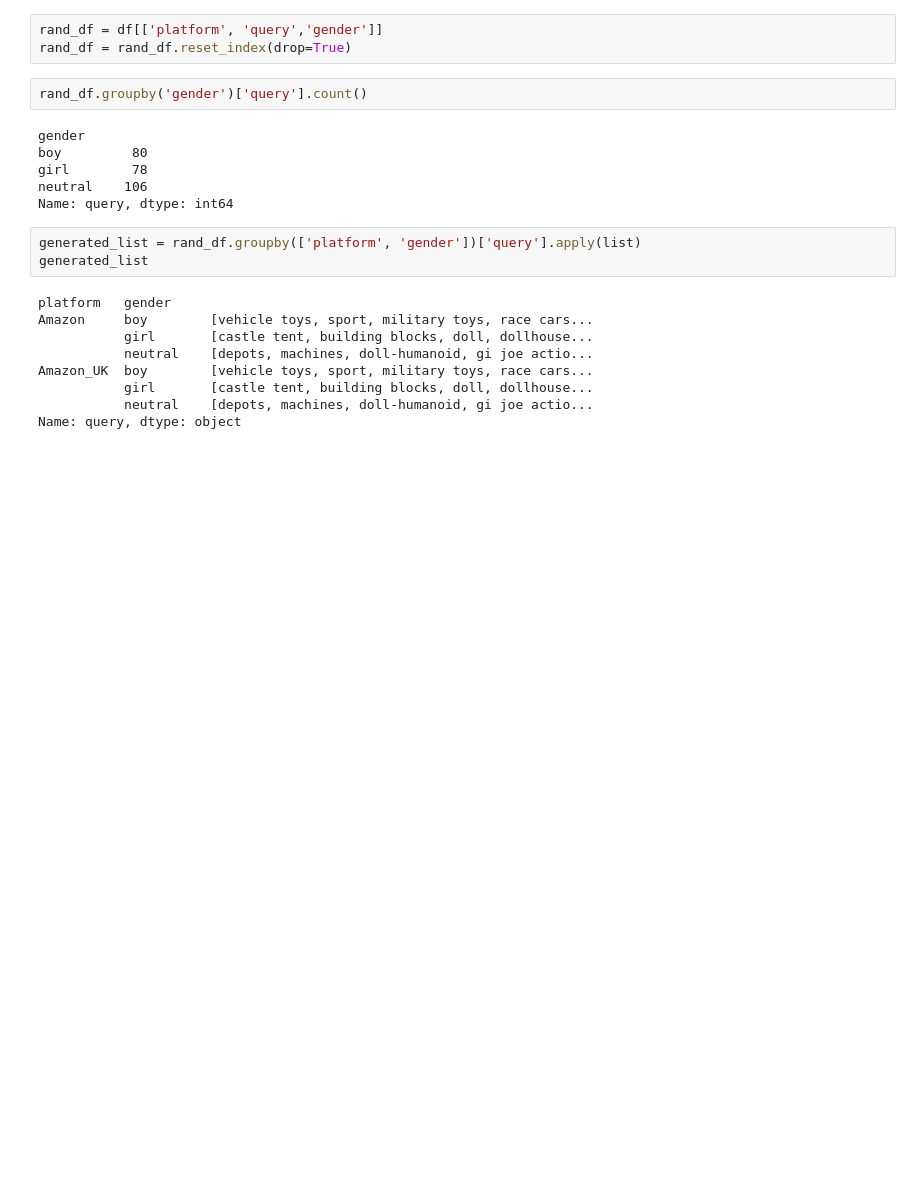
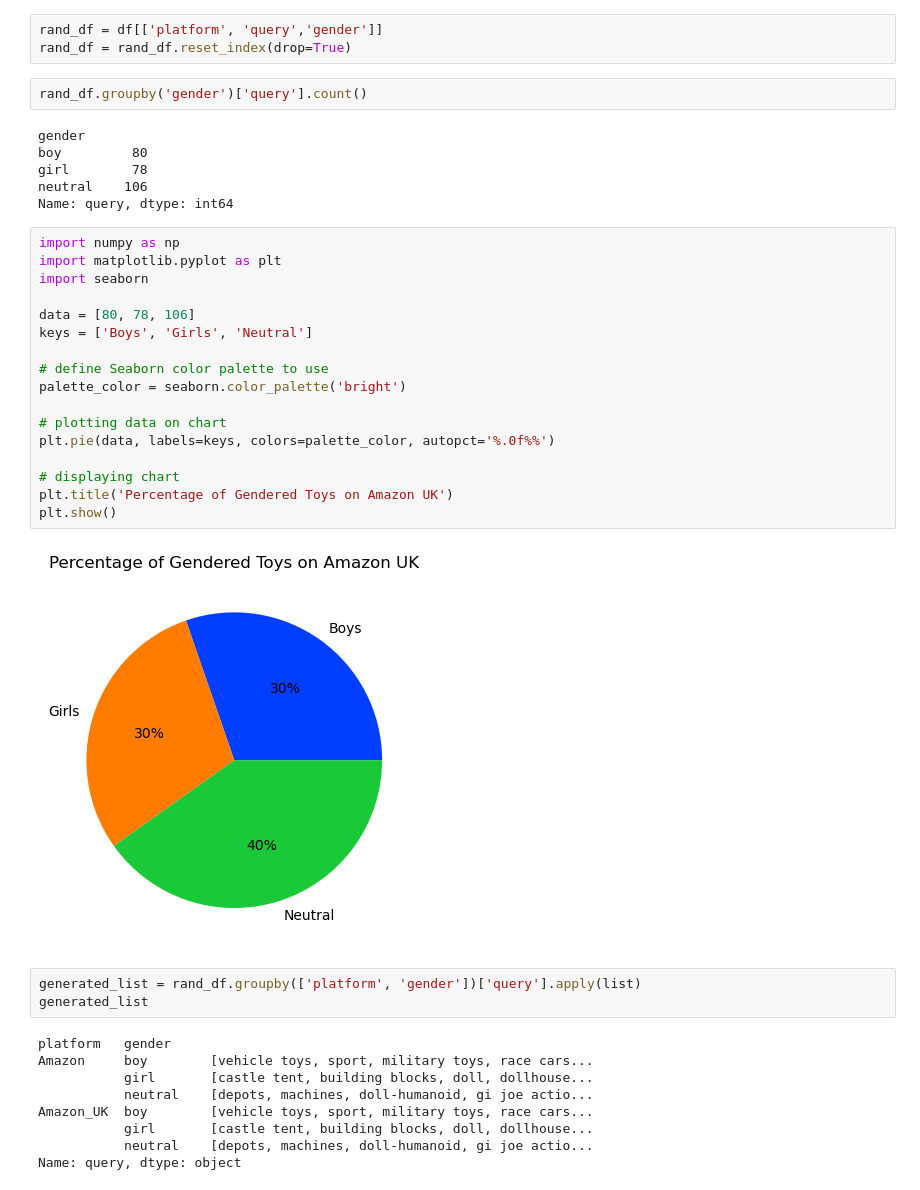
Before and after one commit to toriastahl/SI485, a Jupyter notebook: analysis/SIGIR_QS_az.ipynb, the cells around one changed output. Drawn from its saved outputs; the diff is of its cells as text; blank space fills up the shorter version.

```diff
--- a/analysis/SIGIR_QS_az.ipynb
+++ b/analysis/SIGIR_QS_az.ipynb
@@ -189,6 +189,25 @@ boy         80
 girl        78
 neutral    106
 Name: query, dtype: int64
+# %%
+import numpy as np
+import matplotlib.pyplot as plt
+import seaborn
+
+data = [80, 78, 106]
+keys = ['Boys', 'Girls', 'Neutral']
+
+# define Seaborn color palette to use
+palette_color = seaborn.color_palette('bright')
+
+# plotting data on chart
+plt.pie(data, labels=keys, colors=palette_color, autopct='%.0f%%')
+
+# displaying chart
+plt.title('Percentage of Gendered Toys on Amazon UK')
+plt.show()
+# %% [output]
+[figure, added]
 # %%
 generated_list = rand_df.groupby(['platform', 'gender'])['query'].apply(list)
 generated_list
```
Also changed, not shown: parts of 1 cell of this notebook.
